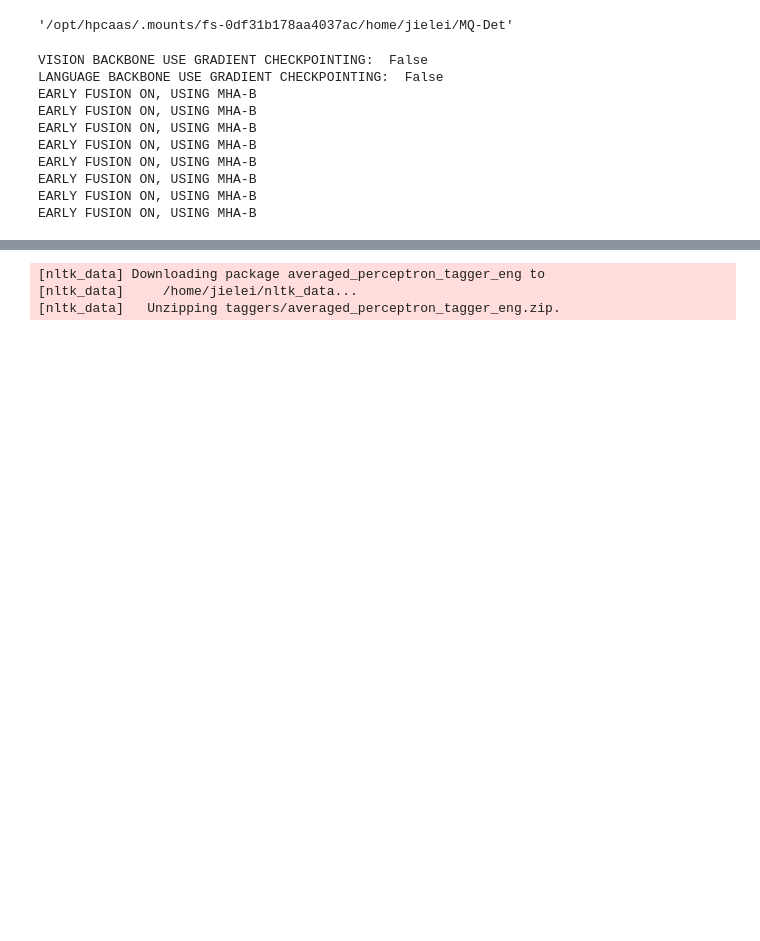
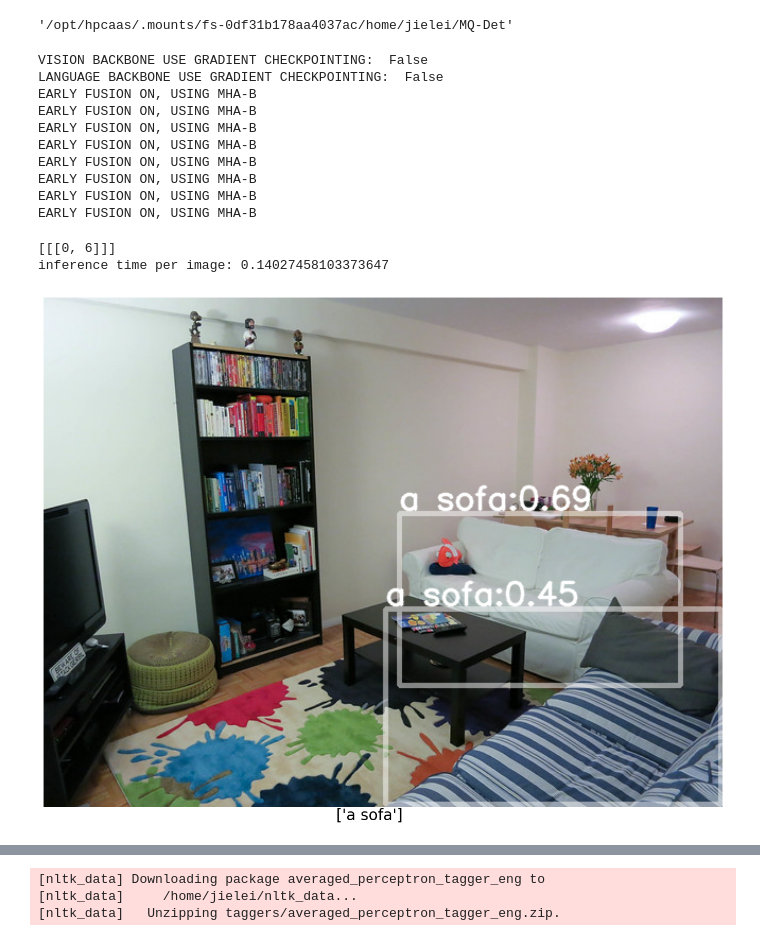
Before and after one commit to jayleicn/MQ-Det, a Jupyter notebook: glip_demo.ipynb, the cells around one changed output, grey strips where cells are left out. Drawn from its saved outputs; the diff is of its cells as text; code cells hidden in the pictures; blank space fills up the shorter version.

```diff
--- a/glip_demo.ipynb
+++ b/glip_demo.ipynb
@@ -73,6 +72,17 @@ EARLY FUSION ON, USING MHA-B
 EARLY FUSION ON, USING MHA-B
 EARLY FUSION ON, USING MHA-B
 EARLY FUSION ON, USING MHA-B
+# %%
+image = load('http://farm4.staticflickr.com/3693/9472793441_b7822c00de_z.jpg')
+# caption = 'bobble heads on top of the shelf'
+caption = ["a sofa",]
+glip_demo.entities = ["a sofa",]
+result, _ = glip_demo.run_on_web_image(image, caption, 0.4)
+imshow(result, caption)
+# %% [output]
+[[[0, 6]]]
+inference time per image: 0.14027458103373647
+[figure, added]
 # %%
 image = load('http://farm4.staticflickr.com/3693/9472793441_b7822c00de_z.jpg')
 # caption = 'bobble heads on top of the shelf'
```
Also changed, not shown: parts of 13 cells of this notebook, 7 other files.
